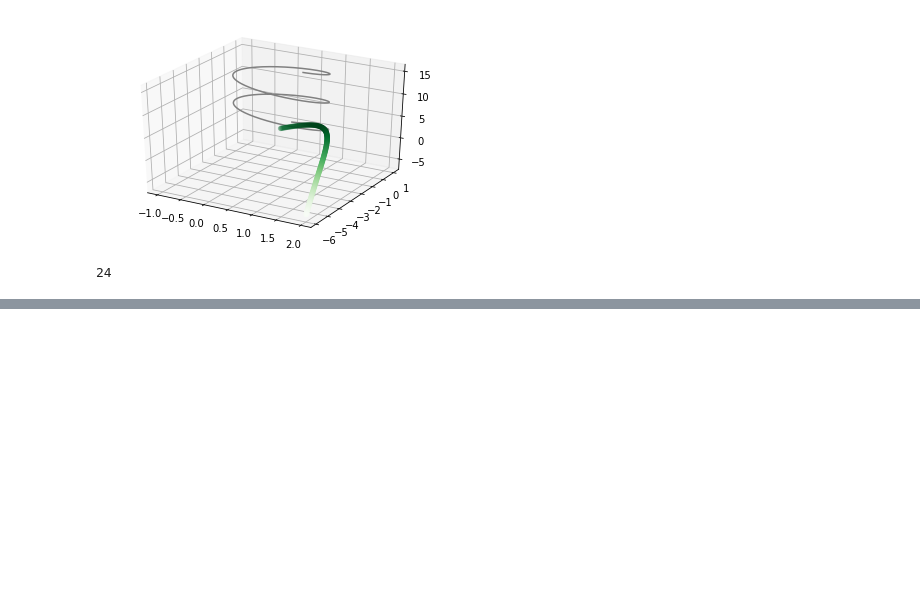
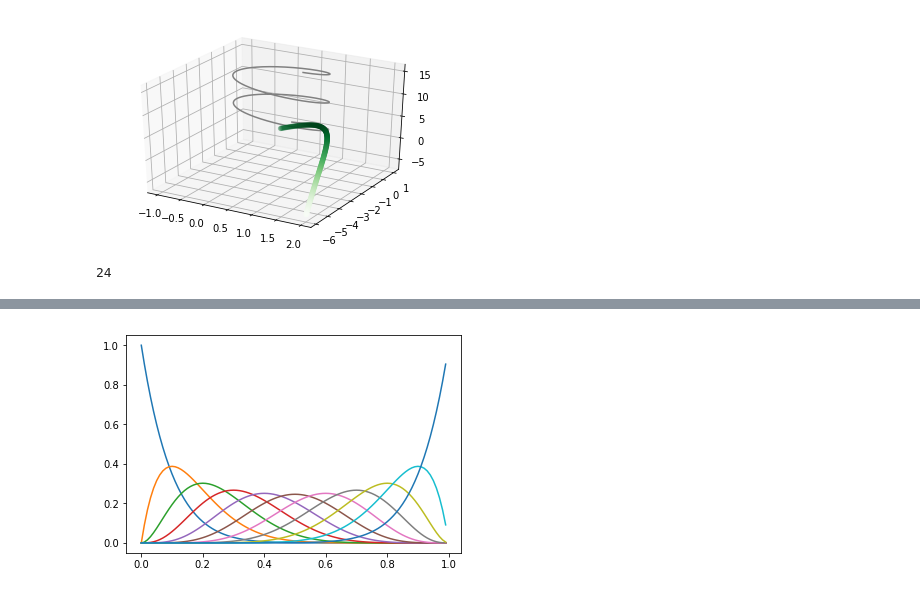
Before and after one commit to adhishagc/bezier-curve-python, a Jupyter notebook: Bezier_Curve_Representation.ipynb, the cells around one changed output, grey strips where cells are left out. Cells and saved outputs as stored; diff of their text form; code cells hidden in the pictures; blank space fills up the shorter version.

Commit message:
Fully Functioning Bernstein Graph function implemented

```diff
--- a/Bezier_Curve_Representation.ipynb
+++ b/Bezier_Curve_Representation.ipynb
@@ -185,3 +199,6 @@ val
 n = 1
 t = 0.5
 coeff = B(n,t)
+# %%
+#Plot Bernstein
+x = [x for x in frange(0,1,0.01)]
@@ -187,0 +218,21 @@ coeff = B(n,t)
+# %%
+y_0 = np.empty([len(x)])
+y_1 = np.empty([len(x)])
+n = 10
+#create the major array
+major = np.empty([len(x),n+1])
+# %%
+val = 0
+
+for i in range(len(x)):
+  val = B(n,x[i])
+  for graph in range(n+1):
+    major[i][graph] = val[graph]
+# %%
+major = pd.DataFrame(major)
+#major
+# %%
+for i in range(n+1):
+  plt.plot(x,major.iloc[:][i].values)
+# %% [output]
+[figure, added]
```
Also changed, not shown: parts of 3 cells of this notebook.
